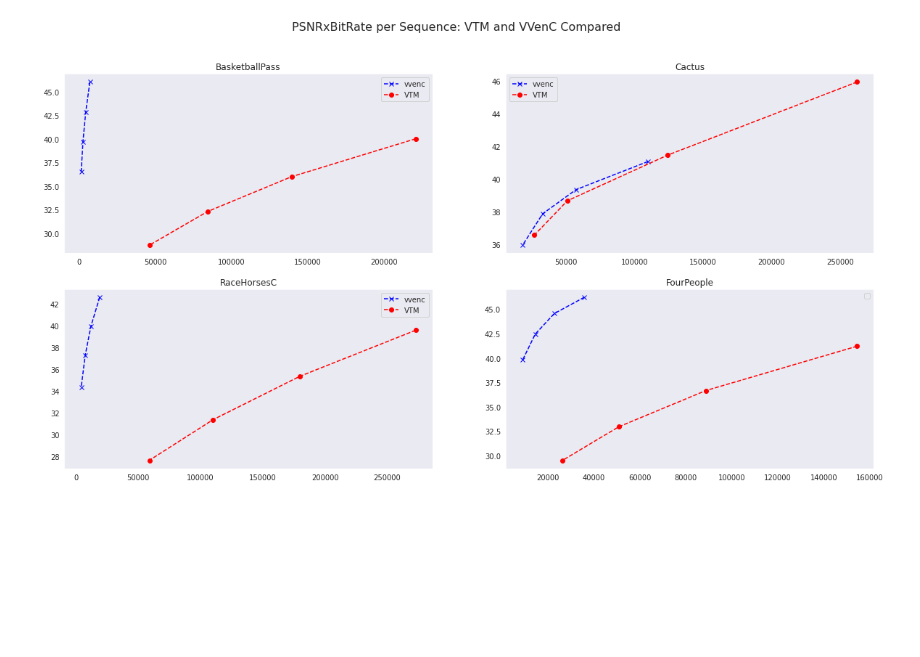
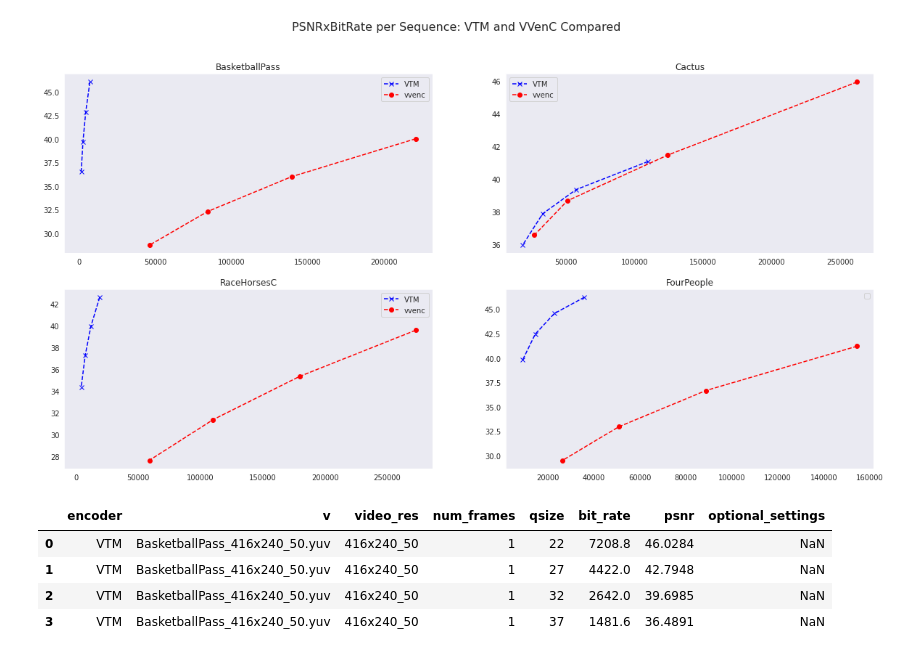
Before and after one commit to scarpart/video-coding, a Jupyter notebook: visualizing_data.ipynb, the cells around one changed output. Drawn from its saved outputs; the diff is of its cells as text; code cells hidden in the pictures; blank space fills up the shorter version.

Commit message:
chore(visualizing_data): fix --> inverted plot legends

```diff
--- a/visualizing_data.ipynb
+++ b/visualizing_data.ipynb
@@ -16,7 +16,7 @@ file_cfg.close()
 # %% [markdown]
 ### Initializing pandas DataFrame with the resulting information
 # %%
-df = pd.read_csv("/home/arttington/VC/video-coding/results.csv") # it's different here because I'm doing this on another computer
+df = pd.read_csv("/home/arthurscarpatto/VC/video-coding/results.csv")
 vtmdf = df.iloc[:16, :]
 vvencdf = df.iloc[16:, :]
 # %%
@@ -118,34 +118,41 @@ firstvvenc = vvencdf[:4]
 axes[0][0].plot(firstvtm.bit_rate, firstvtm.psnr, linestyle='--', marker='x', c='b', label='VTM')
 axes[0][0].plot(firstvvenc.bit_rate, firstvvenc.psnr, linestyle='--', marker='o', c='r')
 axes[0][0].set_title('BasketballPass')
-axes[0][0].legend(['vvenc', 'VTM'])
+axes[0][0].legend(['VTM', 'vvenc'])
 
 # second sequence
-firstvtm = vtmdf[4:8]
-firstvvenc = vvencdf[4:8]
-axes[0][1].plot(firstvtm.bit_rate, firstvtm.psnr, linestyle='--', marker='x', c='b')
-axes[0][1].plot(firstvvenc.bit_rate, firstvvenc.psnr, linestyle='--', marker='o', c='r')
+secondvtm = vtmdf[4:8]
+secondvvenc = vvencdf[4:8]
+axes[0][1].plot(secondvtm.bit_rate, secondvtm.psnr, linestyle='--', marker='x', c='b')
+axes[0][1].plot(secondvvenc.bit_rate, secondvvenc.psnr, linestyle='--', marker='o', c='r')
 axes[0][1].set_title('Cactus')
-axes[0][1].legend(['vvenc', 'VTM'])
+axes[0][1].legend(['VTM', 'vvenc'])
 
 # third sequence
-firstvtm = vtmdf[8:12]
-firstvvenc = vvencdf[8:12]
-axes[1][0].plot(firstvtm.bit_rate, firstvtm.psnr, linestyle='--', marker='x', c='b')
-axes[1][0].plot(firstvvenc.bit_rate, firstvvenc.psnr, linestyle='--', marker='o', c='r')
+thirdvtm = vtmdf[8:12]
+thirdvvenc = vvencdf[8:12]
+axes[1][0].plot(thirdvtm.bit_rate, thirdvtm.psnr, linestyle='--', marker='x', c='b')
+axes[1][0].plot(thirdvvenc.bit_rate, thirdvvenc.psnr, linestyle='--', marker='o', c='r')
 axes[1][0].set_title('RaceHorsesC')
-axes[1][0].legend(['vvenc', 'VTM'])
+axes[1][0].legend(['VTM', 'vvenc'])
 
 # fourth sequence
-firstvtm = vtmdf[12:16]
-firstvvenc = vvencdf[12:16]
-axes[1][1].plot(firstvtm.bit_rate, firstvtm.psnr, linestyle='--', marker='x', c='b')
-axes[1][1].plot(firstvvenc.bit_rate, firstvvenc.psnr, linestyle='--', marker='o', c='r')
+fourthvtm = vtmdf[12:16]
+fourthvvenc = vvencdf[12:16]
+axes[1][1].plot(fourthvtm.bit_rate, fourthvtm.psnr, linestyle='--', marker='x', c='b')
+axes[1][1].plot(fourthvvenc.bit_rate, fourthvvenc.psnr, linestyle='--', marker='o', c='r')
 axes[1][1].set_title('FourPeople')
-axes[1][1].legend(['vvenc', 'VTM'])
+axes[1][1].legend(['VTM', 'vvenc'])
 
-plt.legend()
 plt.savefig('./graphs/PSNRxBitRate by Sequence')
 # %% [output]
 No artists with labels found to put in legend.  Note that artists whose label start with an underscore are ignored when legend() is called with no argument.
 [figure]
+# %%
+firstvtm
+# %% [output]
+|  | encoder | v | video_res | num_frames | qsize | bit_rate | psnr | optional_settings |
+| 0 | VTM | BasketballPass_416x240_50.yuv | 416x240_50 | 1 | 22 | 7208.8 | 46.0284 | NaN |
+| 1 | VTM | BasketballPass_416x240_50.yuv | 416x240_50 | 1 | 27 | 4422.0 | 42.7948 | NaN |
+| 2 | VTM | BasketballPass_416x240_50.yuv | 416x240_50 | 1 | 32 | 2642.0 | 39.6985 | NaN |
+| 3 | VTM | BasketballPass_416x240_50.yuv | 416x240_50 | 1 | 37 | 1481.6 | 36.4891 | NaN |
```
Also changed, not shown: parts of 1 cell of this notebook, 1 other file.
